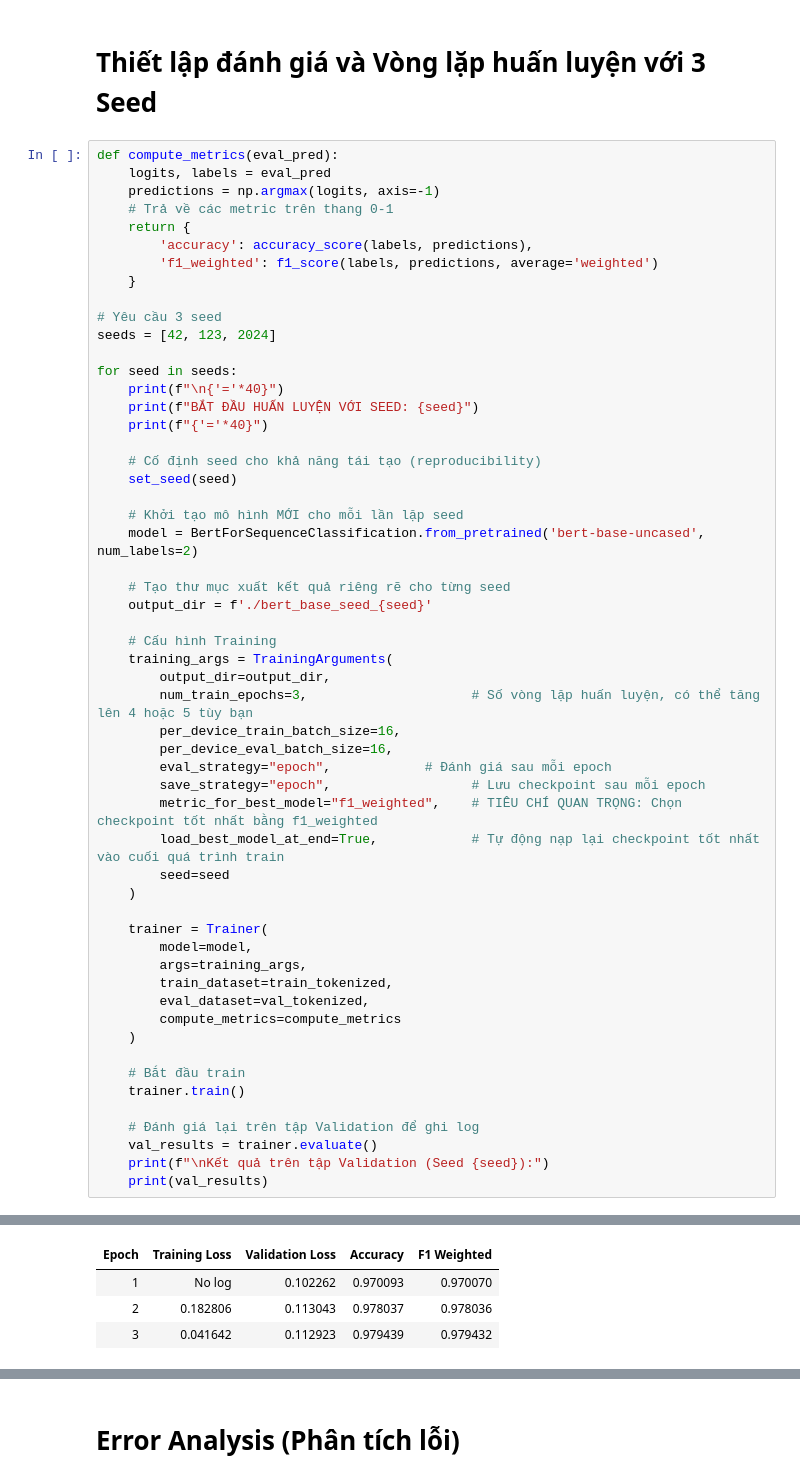
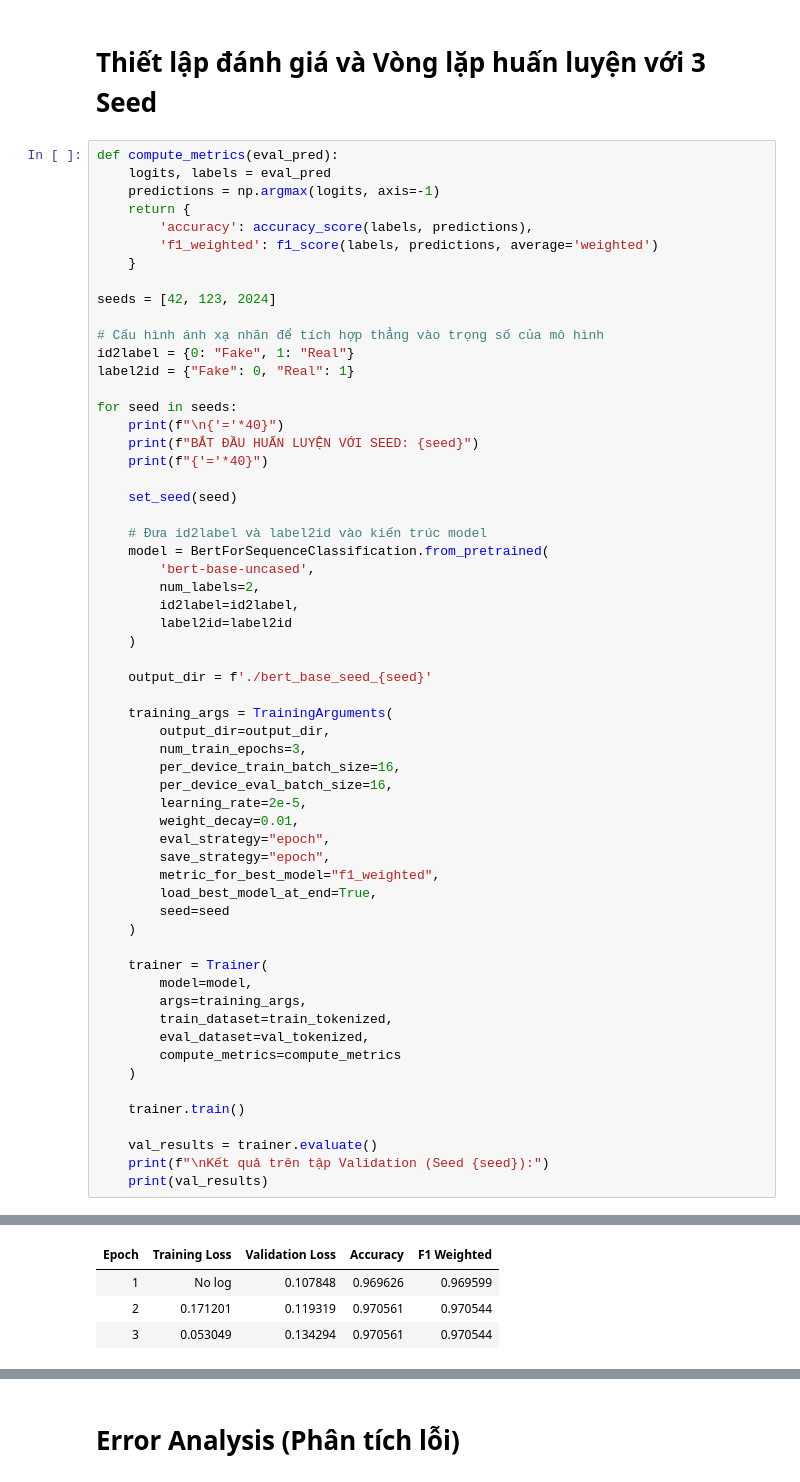
Before and after one commit to Doris1808/covid19-fake-news-nhom5, a Jupyter notebook: members/ly_bert/Ly_Bert.ipynb, the cells around one changed output, grey strips where cells are left out. Drawn from its saved outputs; the diff is of its cells as text.

```diff
--- a/members/ly_bert/Ly_Bert.ipynb
+++ b/members/ly_bert/Ly_Bert.ipynb
@@ -70,39 +70,45 @@ test_tokenized = test_dataset.map(tokenize_function, batched=True)
 def compute_metrics(eval_pred):
     logits, labels = eval_pred
     predictions = np.argmax(logits, axis=-1)
-    # Trả về các metric trên thang 0-1
     return {
         'accuracy': accuracy_score(labels, predictions),
         'f1_weighted': f1_score(labels, predictions, average='weighted')
     }
 
-# Yêu cầu 3 seed
 seeds = [42, 123, 2024]
+
+# Cấu hình ánh xạ nhãn để tích hợp thẳng vào trọng số của mô hình
+id2label = {0: "Fake", 1: "Real"}
+label2id = {"Fake": 0, "Real": 1}
 
 for seed in seeds:
     print(f"\n{'='*40}")
     print(f"BẮT ĐẦU HUẤN LUYỆN VỚI SEED: {seed}")
     print(f"{'='*40}")
 
-    # Cố định seed cho khả năng tái tạo (reproducibility)
     set_seed(seed)
 
-    # Khởi tạo mô hình MỚI cho mỗi lần lặp seed
-    model = BertForSequenceClassification.from_pretrained('bert-base-uncased', num_labels=2)
+    # Đưa id2label và label2id vào kiến trúc model
+    model = BertForSequenceClassification.from_pretrained(
+        'bert-base-uncased',
+        num_labels=2,
+        id2label=id2label,
+        label2id=label2id
+    )
 
-    # Tạo thư mục xuất kết quả riêng rẽ cho từng seed
     output_dir = f'./bert_base_seed_{seed}'
 
-    # Cấu hình Training
     training_args = TrainingArguments(
         output_dir=output_dir,
-        num_train_epochs=3,                     # Số vòng lặp huấn luyện, có thể tăng lên 4 hoặc 5 tùy bạn
+        num_train_epochs=3,
         per_device_train_batch_size=16,
         per_device_eval_batch_size=16,
-        eval_strategy="epoch",            # Đánh giá sau mỗi epoch
-        save_strategy="epoch",                  # Lưu checkpoint sau mỗi epoch
-        metric_for_best_model="f1_weighted",    # TIÊU CHÍ QUAN TRỌNG: Chọn checkpoint tốt nhất bằng f1_weighted
-        load_best_model_at_end=True,            # Tự động nạp lại checkpoint tốt nhất vào cuối quá trình train
+        learning_rate=2e-5,
+        weight_decay=0.01,
+        eval_strategy="epoch",
+        save_strategy="epoch",
+        metric_for_best_model="f1_weighted",
+        load_best_model_at_end=True,
         seed=seed
     )
 
@@ -114,10 +120,8 @@ for seed in seeds:
         compute_metrics=compute_metrics
     )
 
-    # Bắt đầu train
     trainer.train()
 
-    # Đánh giá lại trên tập Validation để ghi log
     val_results = trainer.evaluate()
     print(f"\nKết quả trên tập Validation (Seed {seed}):")
     print(val_results)
@@ -145,7 +149,7 @@ Notes:
 | Epoch | Training Loss | Validation Loss | Accuracy | F1 Weighted |
-| 1 | No log | 0.102262 | 0.970093 | 0.970070 |
-| 2 | 0.182806 | 0.113043 | 0.978037 | 0.978036 |
-| 3 | 0.041642 | 0.112923 | 0.979439 | 0.979432 |
+| 1 | No log | 0.107848 | 0.969626 | 0.969599 |
+| 2 | 0.171201 | 0.119319 | 0.970561 | 0.970544 |
+| 3 | 0.053049 | 0.134294 | 0.970561 | 0.970544 |
 [transformers] There were missing keys in the checkpoint model loaded: ['bert.embeddings.LayerNorm.weight', 'bert.embeddings.LayerNorm.bias', 'bert.encoder.layer.0.attention.output.LayerNorm.weight',  ...
 [transformers] There were unexpected keys in the checkpoint model loaded: ['bert.embeddings.LayerNorm.beta', 'bert.embeddings.LayerNorm.gamma', 'bert.encoder.layer.0.attention.output.LayerNorm.beta',  ...
 [134/134 00:06]
```
Also changed, not shown: parts of 7 cells of this notebook, 3 other files.
